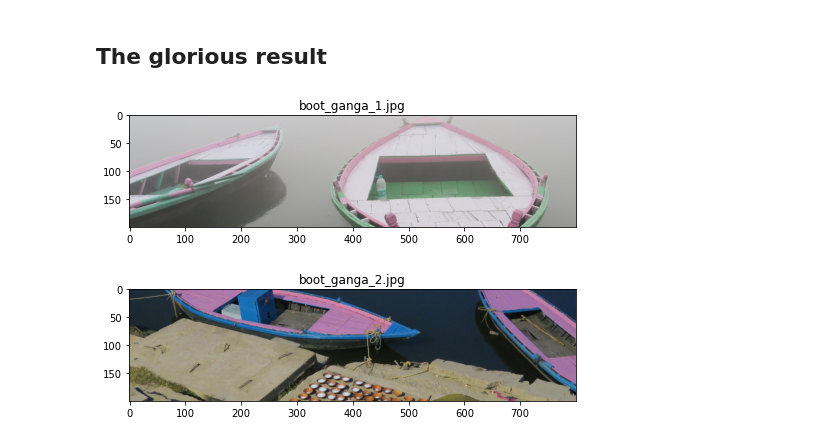
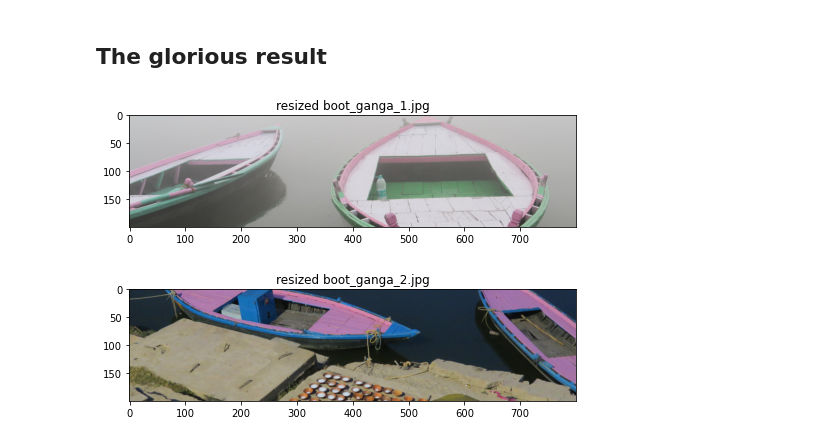
Before and after one commit to dorjeduck/ai-candies, a Jupyter notebook: _notebooks/2020-10-26-image-center-crop.ipynb, the cells around one changed output. Cells and saved outputs as stored; diff of their text form; code cells hidden in the pictures.

```diff
--- a/_notebooks/2020-10-26-image-center-crop.ipynb
+++ b/_notebooks/2020-10-26-image-center-crop.ipynb
@@ -86,12 +86,12 @@ Keras CenterCrop Layer output shape (Numpy Array): (2, 200, 800, 3)
 # %%
 for idx, image_cropped_np_array in enumerate(image_cropped_np_array_batch):
 
     plt.figure(figsize=(8,8))
 
-    plt.title(resized {}".format(os.path.basename(image_paths[idx])))
+    plt.title("resized {}".format(os.path.basename(image_paths[idx])))
     plt.imshow(image_cropped_np_array/255.0)
 
 plt.show()
 # %% [output]
-[figure, old version]
+[figure, new version]
-[figure, old version]
+[figure, new version]
```
Also changed, not shown: parts of 1 cell of this notebook, 2 other files.
